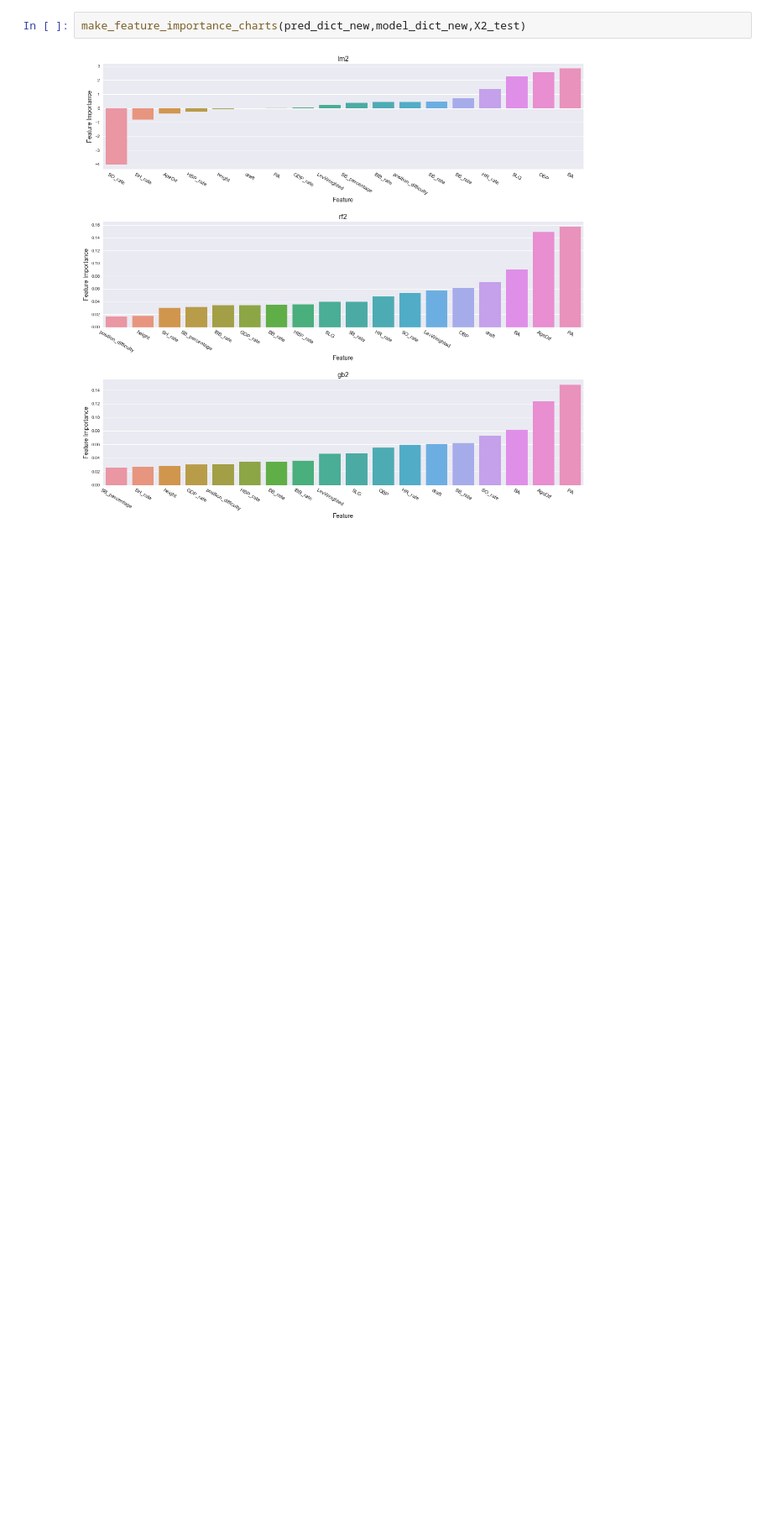
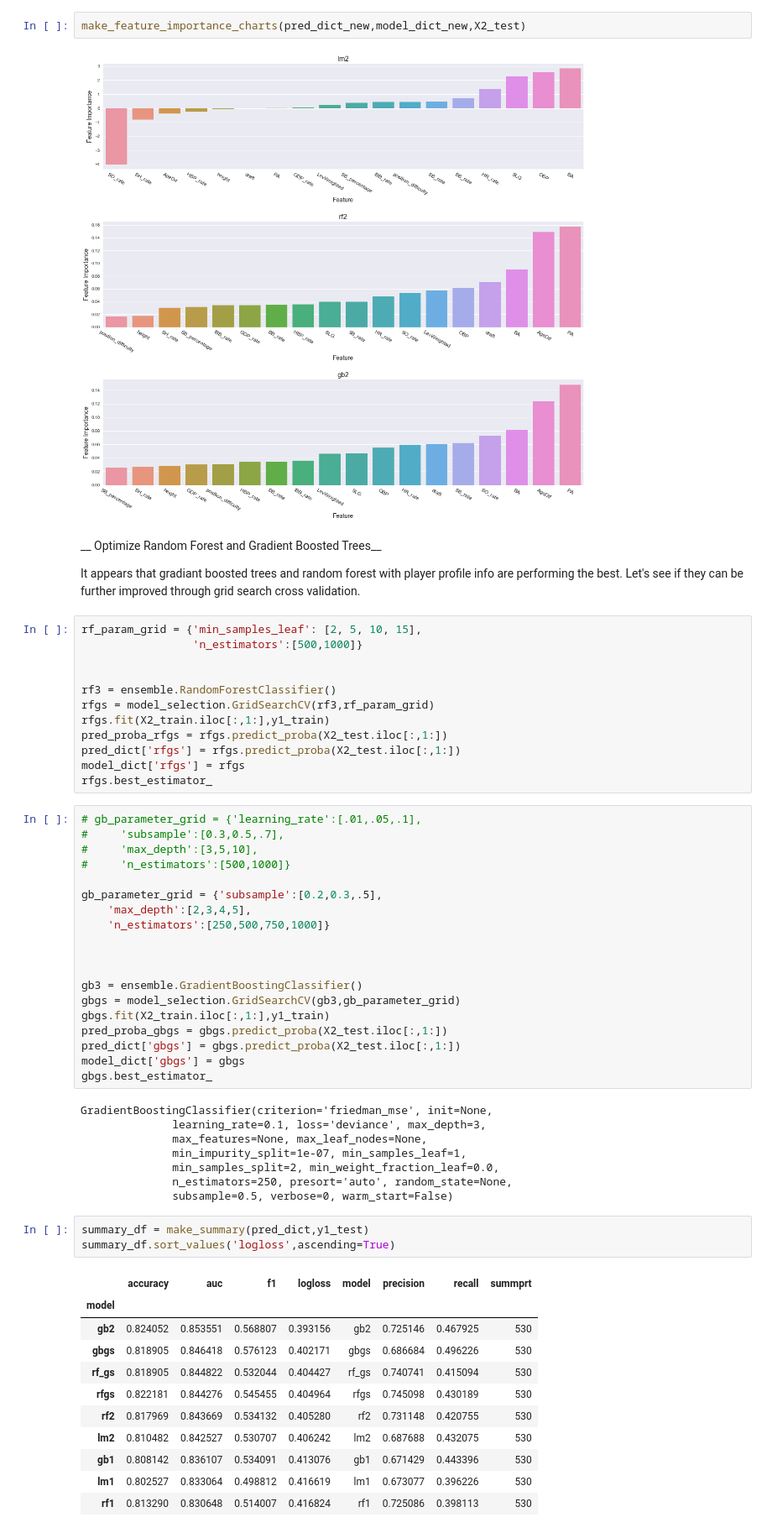
Before and after one commit to leem99/mcnulty, a Jupyter notebook: explorer_milb_batter_data.ipynb, the cells around one changed output. Shown at 84% size. Drawn from its saved outputs; the diff is of its cells as text; blank space fills up the shorter version.

Commit message:
added more models

```diff
--- a/explorer_milb_batter_data.ipynb
+++ b/explorer_milb_batter_data.ipynb
@@ -509,3 +509,61 @@ model_dict_new =  dict([(k, model_dict[k]) for k in new_keys])
 make_feature_importance_charts(pred_dict_new,model_dict_new,X2_test)
 # %% [output]
 [figure]
+# %% [markdown]
+__ Optimize Random Forest and Gradient Boosted Trees__
+
+It appears that gradiant boosted trees and random forest with player profile info are performing the best. Let's see if they can be further improved through grid search cross validation.
+# %%
+rf_param_grid = {'min_samples_leaf': [2, 5, 10, 15],
+                 'n_estimators':[500,1000]}
+
+
+rf3 = ensemble.RandomForestClassifier()
+rfgs = model_selection.GridSearchCV(rf3,rf_param_grid)
+rfgs.fit(X2_train.iloc[:,1:],y1_train)
+pred_proba_rfgs = rfgs.predict_proba(X2_test.iloc[:,1:])
+pred_dict['rfgs'] = rfgs.predict_proba(X2_test.iloc[:,1:])
+model_dict['rfgs'] = rfgs
+rfgs.best_estimator_
+# %%
+# gb_parameter_grid = {'learning_rate':[.01,.05,.1],
+#     'subsample':[0.3,0.5,.7],
+#     'max_depth':[3,5,10],
+#     'n_estimators':[500,1000]}
+
+gb_parameter_grid = {'subsample':[0.2,0.3,.5],
+    'max_depth':[2,3,4,5],
+    'n_estimators':[250,500,750,1000]}
+
+
+
+gb3 = ensemble.GradientBoostingClassifier()
+gbgs = model_selection.GridSearchCV(gb3,gb_parameter_grid)
+gbgs.fit(X2_train.iloc[:,1:],y1_train)
+pred_proba_gbgs = gbgs.predict_proba(X2_test.iloc[:,1:])
+pred_dict['gbgs'] = gbgs.predict_proba(X2_test.iloc[:,1:])
+model_dict['gbgs'] = gbgs
+gbgs.best_estimator_
+# %% [output]
+GradientBoostingClassifier(criterion='friedman_mse', init=None,
+              learning_rate=0.1, loss='deviance', max_depth=3,
+              max_features=None, max_leaf_nodes=None,
+              min_impurity_split=1e-07, min_samples_leaf=1,
+              min_samples_split=2, min_weight_fraction_leaf=0.0,
+              n_estimators=250, presort='auto', random_state=None,
+              subsample=0.5, verbose=0, warm_start=False)
+# %%
+summary_df = make_summary(pred_dict,y1_test)
+summary_df.sort_values('logloss',ascending=True)
+# %% [output]
+|  | accuracy | auc | f1 | logloss | model | precision | recall | summprt |
+| model |  |  |  |  |  |  |  |  |
+| gb2 | 0.824052 | 0.853551 | 0.568807 | 0.393156 | gb2 | 0.725146 | 0.467925 | 530 |
+| gbgs | 0.818905 | 0.846418 | 0.576123 | 0.402171 | gbgs | 0.686684 | 0.496226 | 530 |
+| rf_gs | 0.818905 | 0.844822 | 0.532044 | 0.404427 | rf_gs | 0.740741 | 0.415094 | 530 |
+| rfgs | 0.822181 | 0.844276 | 0.545455 | 0.404964 | rfgs | 0.745098 | 0.430189 | 530 |
+| rf2 | 0.817969 | 0.843669 | 0.534132 | 0.405280 | rf2 | 0.731148 | 0.420755 | 530 |
+| lm2 | 0.810482 | 0.842527 | 0.530707 | 0.406242 | lm2 | 0.687688 | 0.432075 | 530 |
+| gb1 | 0.808142 | 0.836107 | 0.534091 | 0.413076 | gb1 | 0.671429 | 0.443396 | 530 |
+| lm1 | 0.802527 | 0.833064 | 0.498812 | 0.416619 | lm1 | 0.673077 | 0.396226 | 530 |
+| rf1 | 0.813290 | 0.830648 | 0.514007 | 0.416824 | rf1 | 0.725086 | 0.398113 | 530 |
```
